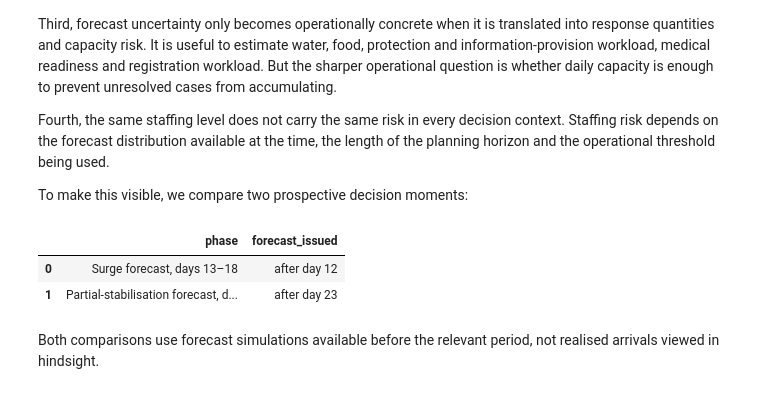
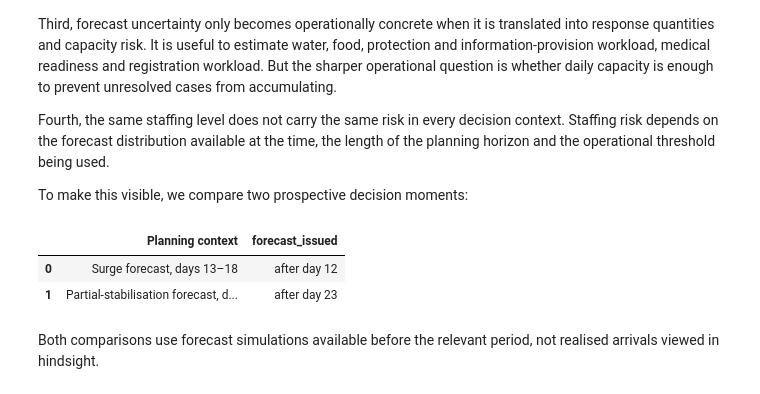
Before and after one commit to kcsongor011/humanitarian_decision_toolkit, a Jupyter notebook: notebooks/forecasting/arrival_dynamics_1_short_term_border_arrivals.ipynb, the cells around one changed output. Drawn from its saved outputs; the diff is of its cells as text; code cells hidden in the pictures.

Commit message:
Rename Part IV planning context column

```diff
--- a/notebooks/forecasting/arrival_dynamics_1_short_term_border_arrivals.ipynb
+++ b/notebooks/forecasting/arrival_dynamics_1_short_term_border_arrivals.ipynb
@@ -1497,20 +1497,20 @@ To make this visible, we compare two prospective decision moments:
 # %%
 prospective_comparison_explanation = pd.DataFrame(
     {
-        "phase": [
+        "Planning context": [
             "Surge forecast, days 13–18",
             "Partial-stabilisation forecast, days 24–30",
         ],
         "forecast_issued": [
             "after day 12",
             "after day 23",
         ],
     }
 )
 
 prospective_comparison_explanation
 # %% [output]
-|  | phase | forecast_issued |
+|  | Planning context | forecast_issued |
 | 0 | Surge forecast, days 13–18 | after day 12 |
 | 1 | Partial-stabilisation forecast, d... | after day 23 |
 # %% [markdown]
```
Also changed, not shown: parts of 2 cells of this notebook.
